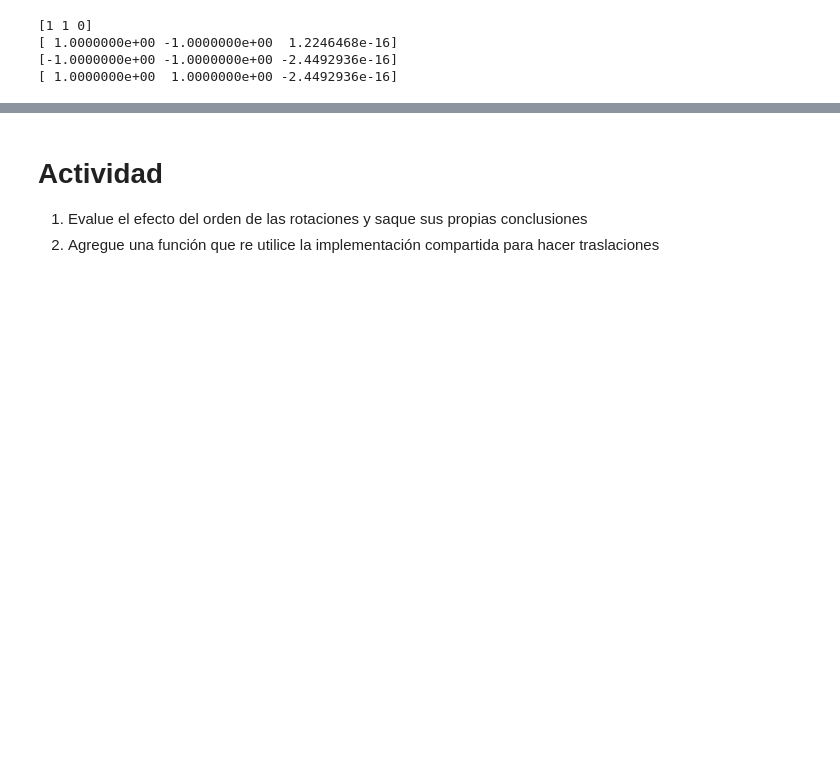
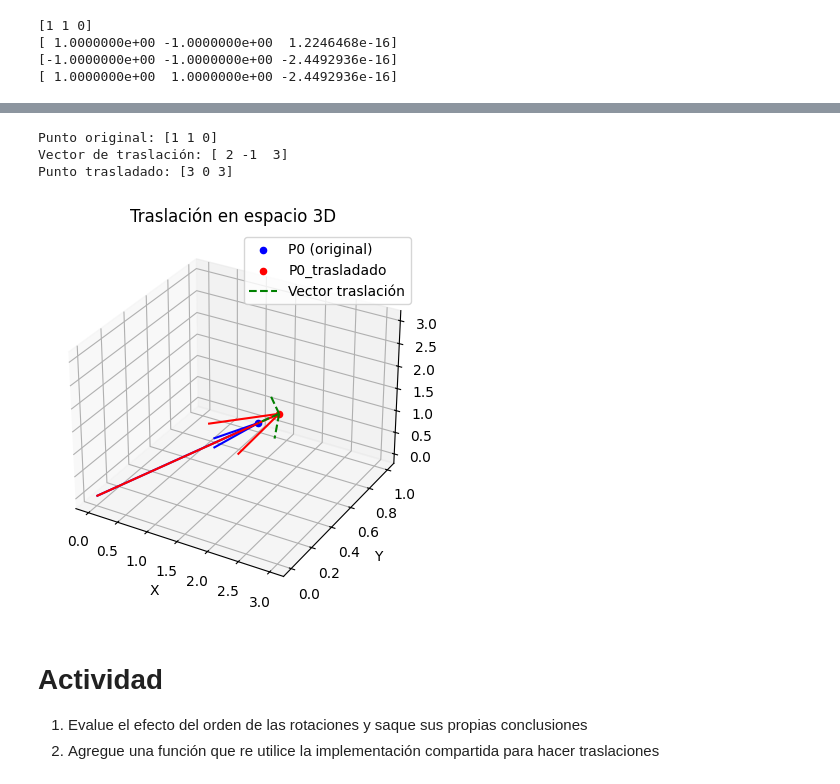
Before and after one commit to Angelespinosa10/simulacion_infotep, a Jupyter notebook: Examples/Matrices_Rotación.ipynb, the cells around one changed output, grey strips where cells are left out. Drawn from its saved outputs; the diff is of its cells as text; code cells hidden in the pictures; blank space fills up the shorter version.

```diff
--- a/Examples/Matrices_Rotación.ipynb
+++ b/Examples/Matrices_Rotación.ipynb
@@ -154,3 +162,57 @@ dibujar_punto(P0_rotado_z, label = 'Rotacion Z', x_lim=[-1, 1], y_lim=[-1, 1])
+# %%
+def trasladar_punto(punto, traslacion):
+  """
+  Realiza una traslación de un punto en el espacio tridimensional.
+
+  Parámetros:
+    punto: Un vector NumPy de tres elementos representando las coordenadas (x, y, z) del punto.
+    traslacion: Un vector NumPy de tres elementos representando el vector de traslación (dx, dy, dz).
+
+  Retorna:
+    Un vector NumPy con las nuevas coordenadas del punto trasladado.
+  """
+  return punto + traslacion
+
+# Ejemplo de uso de la función de traslación
+if __name__ == "__main__":
+    # Punto original
+    P0 = np.array([1, 1, 0])
+    print("Punto original:", P0)
+
+    # Vector de traslación
+    T = np.array([2, -1, 3])
+    print("Vector de traslación:", T)
+
+    # Aplicar traslación
+    P0_trasladado = trasladar_punto(P0, T)
+    print("Punto trasladado:", P0_trasladado)
+
+    # Visualizar ambos puntos
+    fig = plt.figure()
+    ax = fig.add_subplot(111, projection='3d')
+
+    # Punto original
+    ax.scatter(P0[0], P0[1], P0[2], color='b', label='P0 (original)')
+    ax.quiver(0, 0, 0, P0[0], P0[1], P0[2], color='b')
+
+    # Punto trasladado
+    ax.scatter(P0_trasladado[0], P0_trasladado[1], P0_trasladado[2], color='r', label='P0_trasladado')
+    ax.quiver(0, 0, 0, P0_trasladado[0], P0_trasladado[1], P0_trasladado[2], color='r')
+
+    # Vector de traslación
+    ax.quiver(P0[0], P0[1], P0[2], T[0], T[1], T[2], color='g', linestyle='--', label='Vector traslación')
+
+    ax.set_xlabel('X')
+    ax.set_ylabel('Y')
+    ax.set_zlabel('Z')
+    ax.set_title('Traslación en espacio 3D')
+    ax.legend()
+    plt.show()
+# %% [output]
+Punto original: [1 1 0]
+Vector de traslación: [ 2 -1  3]
+Punto trasladado: [3 0 3]
+[figure, added]
 # %% [markdown]
 # **Actividad**
 
```
Also changed, not shown: parts of 7 cells of this notebook.
